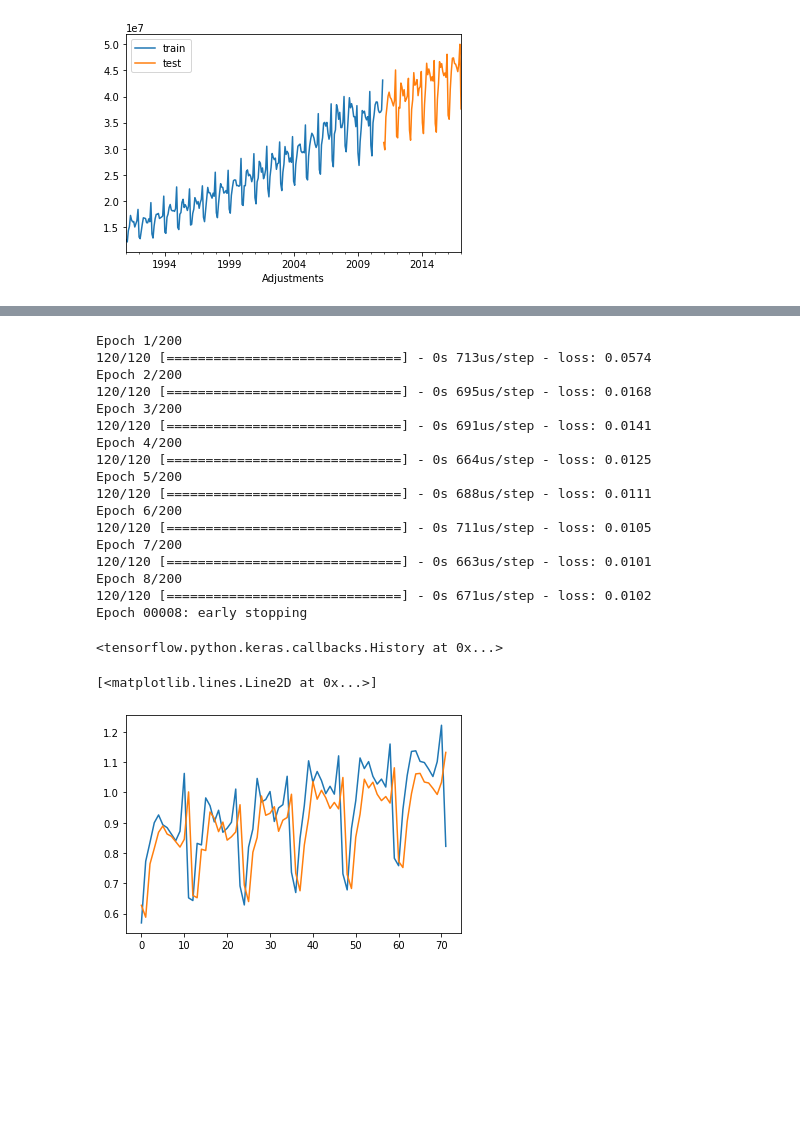
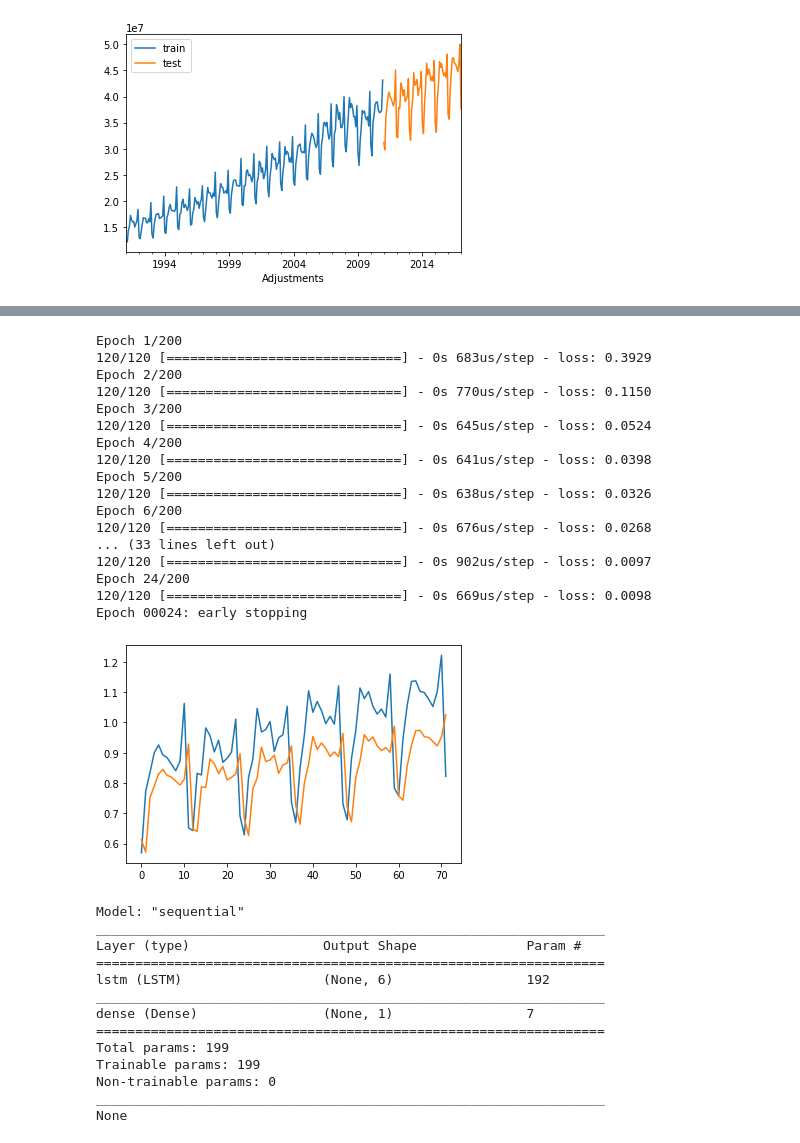
Before and after one commit to rparthas/data, a Jupyter notebook: ML/rnn.ipynb, the cells around one changed output, grey strips where cells are left out. Saved outputs shown, nothing was run; the diff lists cells and outputs as text; code cells hidden in the pictures; blank space fills up the shorter version.

Commit message:
rnn with LSTM

```diff
--- a/ML/rnn.ipynb
+++ b/ML/rnn.ipynb
@@ -81,29 +80,49 @@ early_stop = EarlyStopping(monitor='loss',patience=1,verbose=1)
-# %%
-model.fit(X_train,y_train,epochs=200,batch_size=2,verbose=1,callbacks=[early_stop])
-# %% [output]
-Epoch 1/200
-120/120 [==============================] - 0s 713us/step - loss: 0.0574
-Epoch 2/200
-120/120 [==============================] - 0s 695us/step - loss: 0.0168
-Epoch 3/200
-120/120 [==============================] - 0s 691us/step - loss: 0.0141
-Epoch 4/200
-120/120 [==============================] - 0s 664us/step - loss: 0.0125
-Epoch 5/200
-120/120 [==============================] - 0s 688us/step - loss: 0.0111
-Epoch 6/200
-120/120 [==============================] - 0s 711us/step - loss: 0.0105
-Epoch 7/200
-120/120 [==============================] - 0s 663us/step - loss: 0.0101
-Epoch 8/200
-120/120 [==============================] - 0s 671us/step - loss: 0.0102
-Epoch 00008: early stopping
-<tensorflow.python.keras.callbacks.History at 0x...>
-# %%
-y_pred = model.predict(X_test)
-# %%
-plt.plot(y_test)
-plt.plot(y_pred)
-# %% [output]
-[<matplotlib.lines.Line2D at 0x...>]
-[figure, removed]
+# %%
+def predict(model, xtrain,xtest,ytrain,ytest,batch_size = 2):
+    k.clear_session()
+    early_stop = EarlyStopping(monitor='loss',patience=1,verbose=1)
+    model.fit(xtrain,ytrain,epochs=200,batch_size=batch_size,verbose=1,callbacks=[early_stop])
+    y_pred = model.predict(xtest)
+    plt.plot(ytest)
+    plt.plot(y_pred)
+# %%
+predict(model,X_train,X_test,y_train,y_test)
+# %% [output]
+Epoch 1/200
+120/120 [==============================] - 0s 683us/step - loss: 0.3929
+Epoch 2/200
+120/120 [==============================] - 0s 770us/step - loss: 0.1150
+Epoch 3/200
+120/120 [==============================] - 0s 645us/step - loss: 0.0524
+Epoch 4/200
+120/120 [==============================] - 0s 641us/step - loss: 0.0398
+Epoch 5/200
+120/120 [==============================] - 0s 638us/step - loss: 0.0326
+Epoch 6/200
+120/120 [==============================] - 0s 676us/step - loss: 0.0268
+... (33 lines left out)
+120/120 [==============================] - 0s 902us/step - loss: 0.0097
+Epoch 24/200
+120/120 [==============================] - 0s 669us/step - loss: 0.0098
+Epoch 00024: early stopping
+[figure, added]
+# %%
+model = Sequential()
+model.add(LSTM(6,input_shape=(1,1)))
+model.add(Dense(1))
+model.compile(loss='mean_squared_error',optimizer='adam')
+print(model.summary())
+# %% [output]
+Model: "sequential"
+_________________________________________________________________
+Layer (type)                 Output Shape              Param #
+=================================================================
+lstm (LSTM)                  (None, 6)                 192
+_________________________________________________________________
+dense (Dense)                (None, 1)                 7
+=================================================================
+Total params: 199
+Trainable params: 199
+Non-trainable params: 0
+_________________________________________________________________
+None
```
Also changed, not shown: parts of 16 cells of this notebook.
